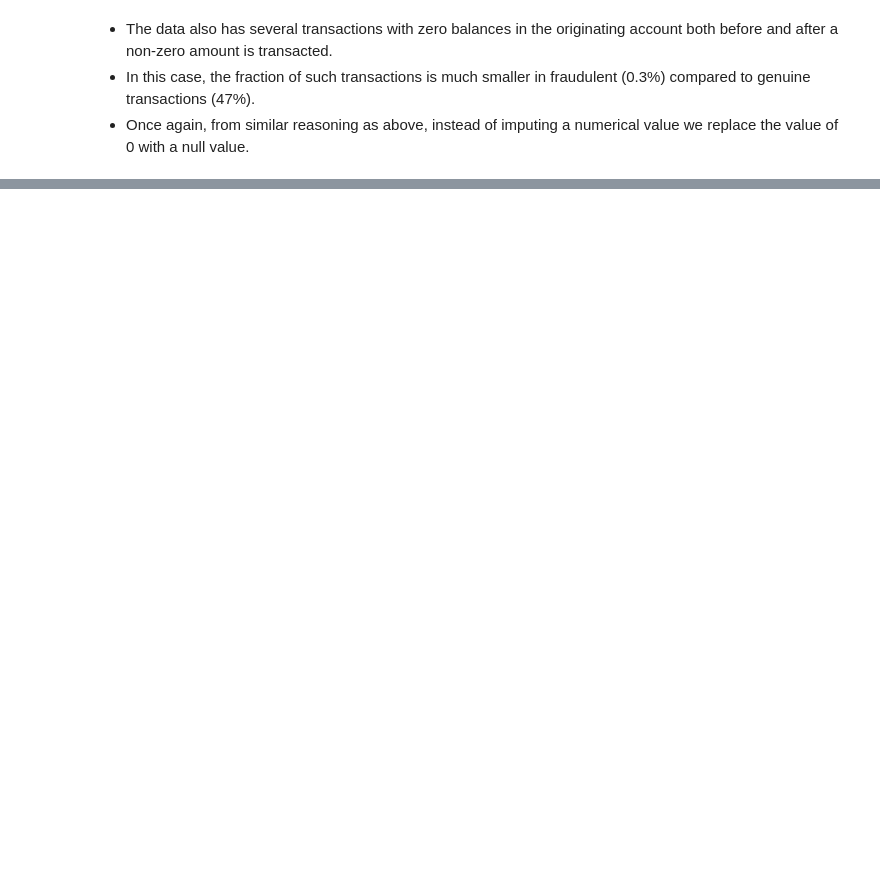
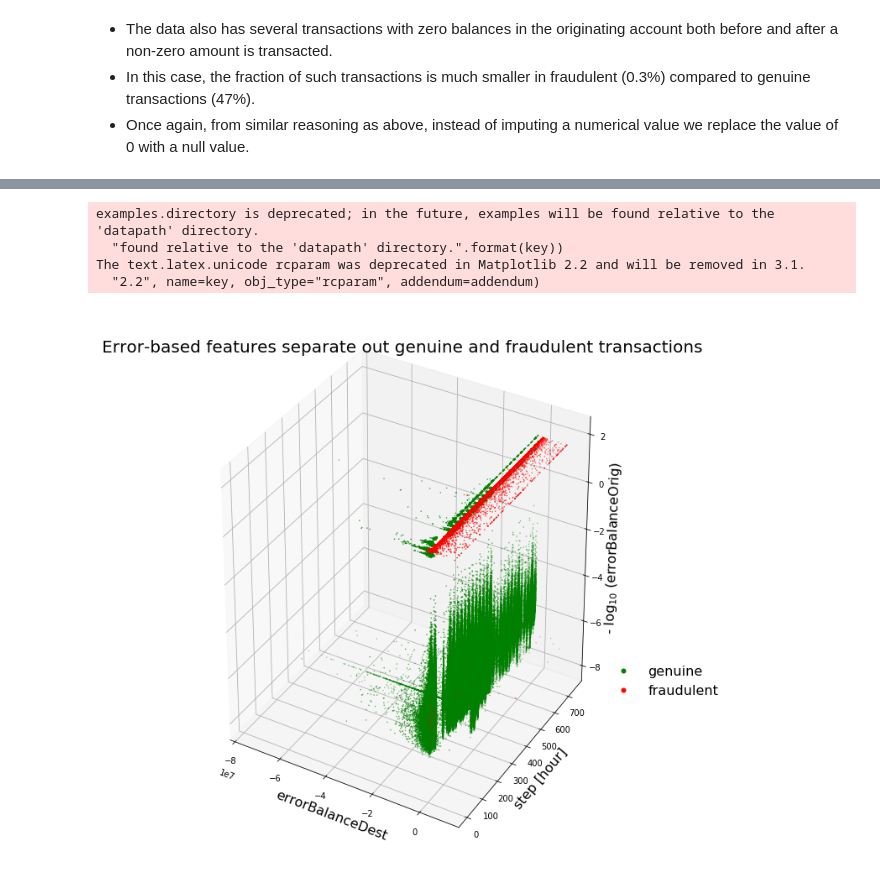
Before and after one commit to bghaendler/Data-Analysis, a Jupyter notebook: Fraud_Detection_with_Synthetic_Financial_Datasets.ipynb, the cells around one changed output, grey strips where cells are left out. Cells and saved outputs as stored; diff of their text form; code cells hidden in the pictures; blank space fills up the shorter version.

```diff
--- a/Fraud_Detection_with_Synthetic_Financial_Datasets.ipynb
+++ b/Fraud_Detection_with_Synthetic_Financial_Datasets.ipynb
@@ -429,0 +475,43 @@ The data also has several transactions with zero balances in the originating acc
+# %%
+# Long computation in this cell (~2.5 minutes)
+x = 'errorBalanceDest'
+y = 'step'
+z = 'errorBalanceOrig'
+zOffset = 0.02
+limit = len(X)
+
+sns.reset_orig() # prevent seaborn from over-riding mplot3d defaults
+
+fig = plt.figure(figsize = (10, 12))
+ax = fig.add_subplot(111, projection='3d')
+
+ax.scatter(X.loc[Y == 0, x][:limit], X.loc[Y == 0, y][:limit], \
+  -np.log10(X.loc[Y == 0, z][:limit] + zOffset), c = 'g', marker = '.', \
+  s = 1, label = 'genuine')
+
+ax.scatter(X.loc[Y == 1, x][:limit], X.loc[Y == 1, y][:limit], \
+  -np.log10(X.loc[Y == 1, z][:limit] + zOffset), c = 'r', marker = '.', \
+  s = 1, label = 'fraudulent')
+
+ax.set_xlabel(x, size = 16);
+ax.set_ylabel(y + ' [hour]', size = 16);
+ax.set_zlabel('- log$_{10}$ (' + z + ')', size = 16)
+ax.set_title('Error-based features separate out genuine and fraudulent \
+transactions', size = 20)
+
+plt.axis('tight')
+ax.grid(1)
+
+noFraudMarker = mlines.Line2D([], [], linewidth = 0, color='g', marker='.',
+                          markersize = 10, label='genuine')
+fraudMarker = mlines.Line2D([], [], linewidth = 0, color='r', marker='.',
+                          markersize = 10, label='fraudulent')
+
+plt.legend(handles = [noFraudMarker, fraudMarker], \
+           bbox_to_anchor = (1.20, 0.38 ), frameon = False, prop={'size': 16});
+# %% [output]
+examples.directory is deprecated; in the future, examples will be found relative to the 'datapath' directory.
+  "found relative to the 'datapath' directory.".format(key))
+The text.latex.unicode rcparam was deprecated in Matplotlib 2.2 and will be removed in 3.1.
+  "2.2", name=key, obj_type="rcparam", addendum=addendum)
+[figure, added]
```
Also changed, not shown: parts of 33 cells of this notebook.
